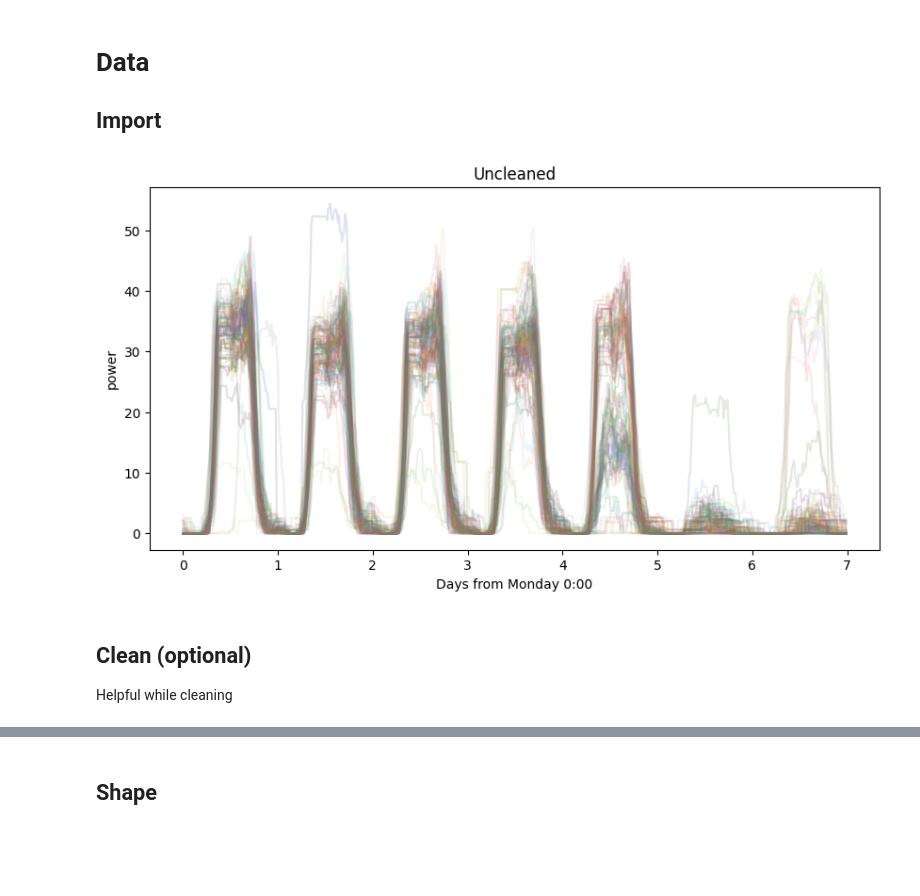
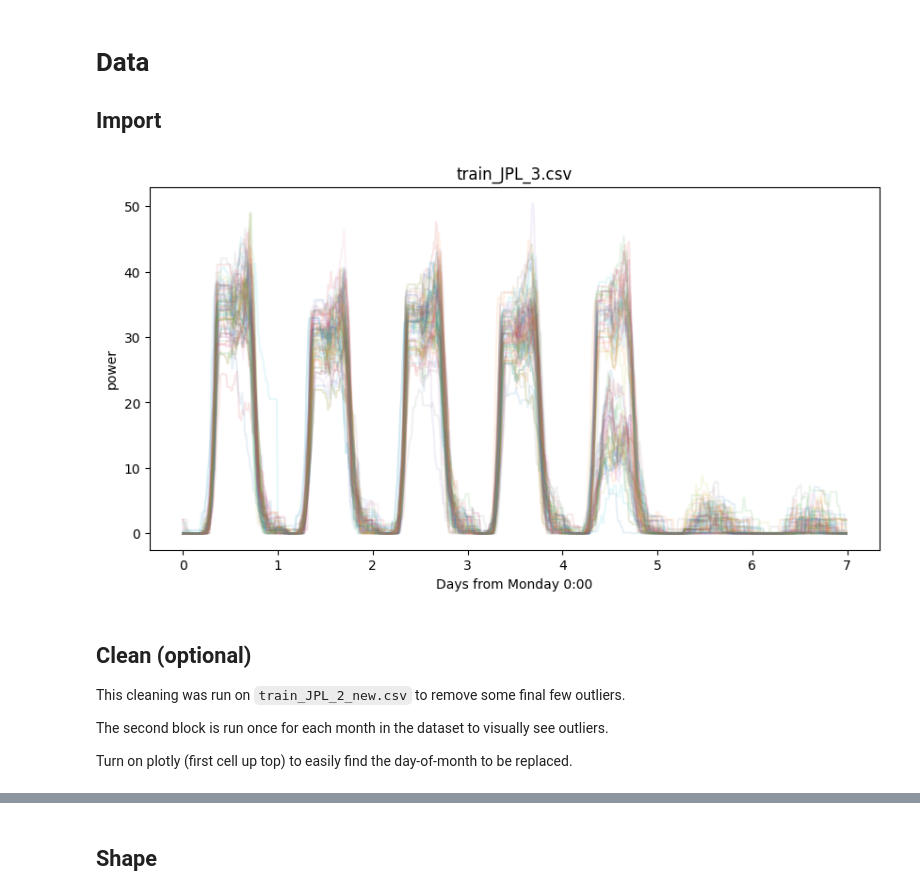
Before and after one commit to woodjmichael/Prophet-LSTM-EV-Forecast, a Jupyter notebook: ev_forecaster_no_sql.ipynb, the cells around one changed output, grey strips where cells are left out. Cells and saved outputs as stored; diff of their text form; code cells hidden in the pictures; blank space fills up the shorter version.

Commit message:
working LSTM 24 unit on super ultra clean data

```diff
--- a/ev_forecaster_no_sql.ipynb
+++ b/ev_forecaster_no_sql.ipynb
@@ -73,18 +73,26 @@ model_opt = {'LSTM_num_hidden_units': [24],
 # Data
 
 ## Import
+# %%
+filename = 'train_JPL_3.csv'
+dataset = pd.read_csv('dati/'+filename,index_col=0,parse_dates=True)
+plot_weekly(dataset.power,title=filename)
+# %% [output]
+[figure, added]
 # %%
-dataset = pd.read_csv('dati/train_JPL_2_pressure_washed.csv',sep=';')
-dataset['times_utc'] = pd.to_datetime(dataset['times_utc'], format=file_opt['dt_format'])
-dataset.set_index('times_utc', inplace=True)
+#dataset = pd.read_csv('dati/train_JPL_2_new.csv')
+#dataset['times_utc'] = pd.to_datetime(dataset['times_utc'], format=file_opt['dt_format'])
+#dataset.set_index('times_utc', inplace=True)
 #data_opt['training_test_split_data'] = pd.to_datetime(data_opt['training_test_split_data'], format=file_opt['dt_format'])
 
-dataset = dataset.resample('15min').mean()
+#dataset = dataset.resample('15min').mean()
 
-plot_weekly(dataset.power,title='Uncleaned')
+#plot_weekly(dataset.power)
-# %% [output]
-[figure, removed]
-# %% [markdown]
-## Clean (optional)
-
-Helpful while cleaning
+# %% [markdown]
+## Clean (optional)
+
+This cleaning was run on `train_JPL_2_new.csv` to remove some final few outliers.
+
+The second block is run once for each month in the dataset to visually see outliers.
+
+Turn on plotly (first cell up top) to easily find the day-of-month to be replaced.
```
Also changed, not shown: parts of 4 cells of this notebook, 5 other files.
